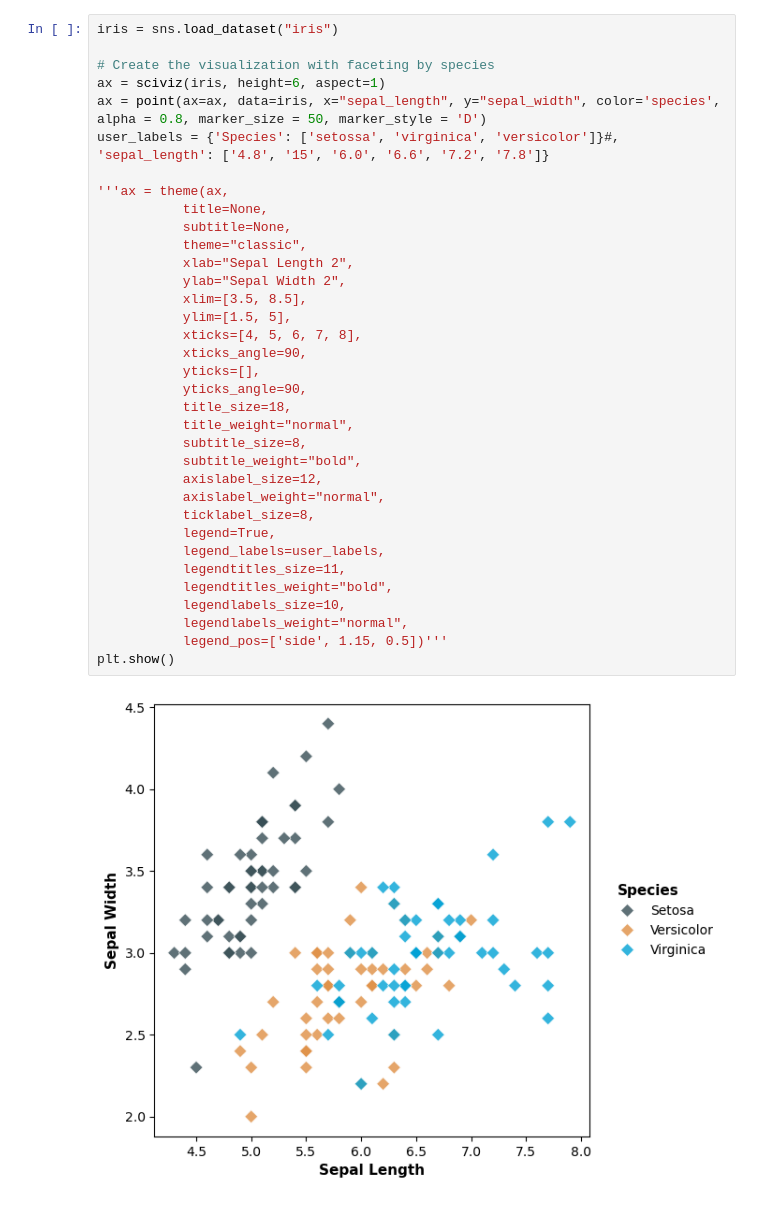
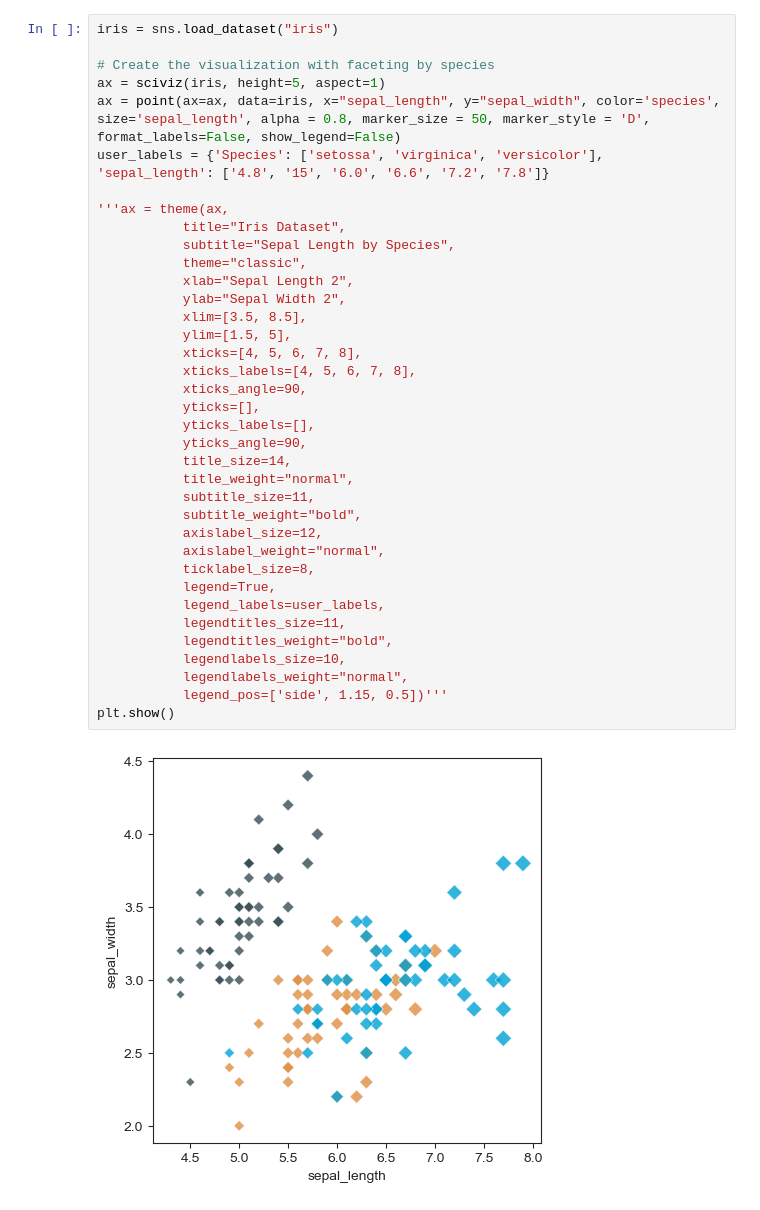
Before and after one commit to kantonopoulos/sciviz, a Jupyter notebook: sciviz/sciviz/src/test.ipynb, the cells around one changed output. Saved outputs shown, nothing was run; the diff lists cells and outputs as text.

```diff
--- a/sciviz/sciviz/src/test.ipynb
+++ b/sciviz/sciviz/src/test.ipynb
@@ -17,37 +88,39 @@ plt.show()
 # %%
 iris = sns.load_dataset("iris")
 
 # Create the visualization with faceting by species
-ax = sciviz(iris, height=6, aspect=1)
-ax = point(ax=ax, data=iris, x="sepal_length", y="sepal_width", color='species', alpha = 0.8, marker_size = 50, marker_style = 'D')
-user_labels = {'Species': ['setossa', 'virginica', 'versicolor']}#, 'sepal_length': ['4.8', '15', '6.0', '6.6', '7.2', '7.8']}
+ax = sciviz(iris, height=5, aspect=1)
+ax = point(ax=ax, data=iris, x="sepal_length", y="sepal_width", color='species', size='sepal_length', alpha = 0.8, marker_size = 50, marker_style = 'D', format_labels=False, show_legend=False)
+user_labels = {'Species': ['setossa', 'virginica', 'versicolor'], 'sepal_length': ['4.8', '15', '6.0', '6.6', '7.2', '7.8']}
 
 '''ax = theme(ax,
-           title=None,
-           subtitle=None,
+           title="Iris Dataset",
+           subtitle="Sepal Length by Species",
            theme="classic",
            xlab="Sepal Length 2",
            ylab="Sepal Width 2",
            xlim=[3.5, 8.5],
            ylim=[1.5, 5],
            xticks=[4, 5, 6, 7, 8],
+           xticks_labels=[4, 5, 6, 7, 8],
            xticks_angle=90,
            yticks=[],
+           yticks_labels=[],
            yticks_angle=90,
-           title_size=18,
+           title_size=14,
            title_weight="normal",
-           subtitle_size=8,
+           subtitle_size=11,
            subtitle_weight="bold",
            axislabel_size=12,
            axislabel_weight="normal",
            ticklabel_size=8,
            legend=True,
            legend_labels=user_labels,
            legendtitles_size=11,
            legendtitles_weight="bold",
            legendlabels_size=10,
            legendlabels_weight="normal",
            legend_pos=['side', 1.15, 0.5])'''
 plt.show()
 # %% [output]
-[figure, old version]
+[figure, new version]
```
Also changed, not shown: parts of 4 cells of this notebook, 8 other files.
